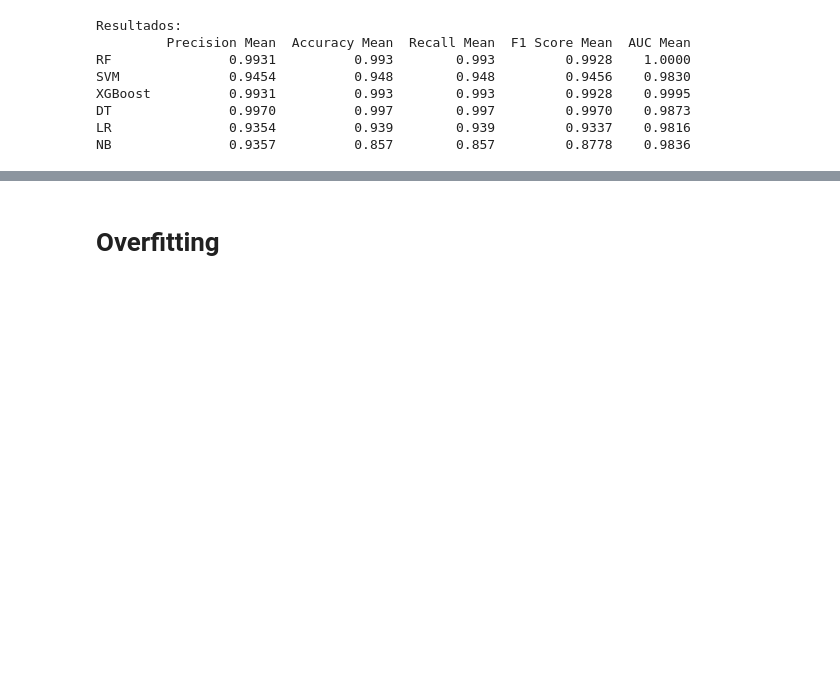
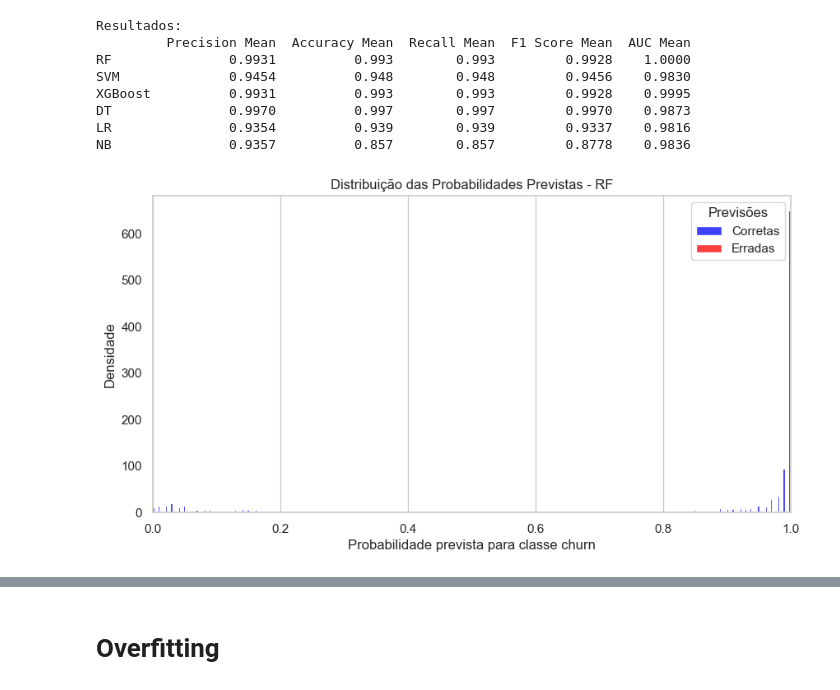
Before and after one commit to FranGoncal/ProjetoLEI, a Jupyter notebook: kaggle_only.ipynb, the cells around one changed output, grey strips where cells are left out. Saved outputs shown, nothing was run; the diff lists cells and outputs as text; code cells hidden in the pictures; blank space fills up the shorter version.

```diff
--- a/kaggle_only.ipynb
+++ b/kaggle_only.ipynb
@@ -869,3 +869,89 @@ XGBoost          0.9931          0.993        0.993         0.9928    0.9995
 DT               0.9970          0.997        0.997         0.9970    0.9873
 LR               0.9354          0.939        0.939         0.9337    0.9816
 NB               0.9357          0.857        0.857         0.8778    0.9836
+# %%
+import pandas as pd
+import seaborn as sns
+import matplotlib.pyplot as plt
+
+from sklearn.model_selection import StratifiedKFold
+from sklearn.preprocessing import StandardScaler
+from sklearn.metrics import accuracy_score, precision_score, f1_score, roc_auc_score, recall_score
+import numpy as np
+
+from xgboost import XGBClassifier
+from sklearn.ensemble import RandomForestClassifier
+from sklearn.svm import SVC
+from sklearn.tree import DecisionTreeClassifier
+from sklearn.linear_model import LogisticRegression
+from sklearn.naive_bayes import GaussianNB
+
+# Configurar validação cruzada
+cv = StratifiedKFold(n_splits=2, shuffle=True, random_state=42)
+
+# Métricas (não usadas para o plot, mas mantidas)
+metrics = ['accuracy', 'precision', 'f1_weighted', 'roc_auc', 'recall']
+
+# Modelos de classificação
+classifiers = {
+    "RF": RandomForestClassifier(random_state=42),
+    "SVM": SVC(kernel='linear', random_state=42, probability=True),
+    "XGBoost": XGBClassifier(random_state=42, n_estimators=200, max_depth=3, learning_rate=1, objective='binary:logistic', reg_alpha=0.5, reg_lambda=1, subsample=0.8, colsample_bytree=0.8),
+    "DT": DecisionTreeClassifier(random_state=42),
+    "LR": LogisticRegression(random_state=42, max_iter=1000),
+    "NB": GaussianNB()
+}
+
+# Dicionário para guardar probabilidades e acertos (para o plot)
+probs_results = {name: [] for name in classifiers.keys()}
+
+# Loop de validação cruzada e treino
+for train_index, test_index in cv.split(X, y):
+    X_train, X_test = X.loc[train_index].copy(), X.loc[test_index].copy()
+    y_train, y_test = y.loc[train_index], y.loc[test_index]
+
+    # Normalização
+    columns_to_normalize = ['Tenure', 'MonthlyCharges']
+    scaler = StandardScaler()
+    X_train[columns_to_normalize] = scaler.fit_transform(X_train[columns_to_normalize])
+    X_test[columns_to_normalize] = scaler.transform(X_test[columns_to_normalize])
+
+    # Balanceamento (comentado)
+    X_train_balanced = X_train
+    y_train_balanced = y_train
+
+    for name, model in classifiers.items():
+        model.fit(X_train_balanced, y_train_balanced)
+
+        y_pred = model.predict(X_test)
+        y_prob = model.predict_proba(X_test)[:, 1]  # Probabilidade da classe positiva
+
+        # Guardar (probabilidade, acertou = bool)
+        probs_results[name].extend(zip(y_prob, y_pred == y_test))
+
+# Transformar dados em DataFrame para plotagem
+palette_colors = {'Corretas': 'blue', 'Erradas': 'red'}
+
+probs_df = pd.DataFrame(
+    [(name, prob, 'Corretas' if acertou else 'Erradas')
+     for name in classifiers.keys()
+     for prob, acertou in probs_results[name]],
+    columns=['Modelo', 'Probabilidade', 'Previsões']
+)
+
+# Plotar KDEs para cada modelo
+for name in classifiers.keys():
+    plt.figure(figsize=(10, 5))
+    subset = probs_df[probs_df['Modelo'] == name]
+    sns.histplot(data=subset, x='Probabilidade', hue='Previsões', multiple='dodge', shrink=0.8, palette=palette_colors)
+    #sns.kdeplot(data=subset, x='Probabilidade', hue='Previsões', fill=False, palette=palette_colors, linewidth=2, bw_adjust=0.5)
+    plt.title(f'Distribuição das Probabilidades Previstas - {name}')
+    plt.xlabel('Probabilidade prevista para classe churn')
+    plt.ylabel('Densidade')
+    plt.xlim(0, 1)
+    plt.grid(axis='y')
+
+
+    plt.show()
+# %% [output]
+[figure, added]
```
Also changed, not shown: parts of 13 cells of this notebook, 5 other files.
